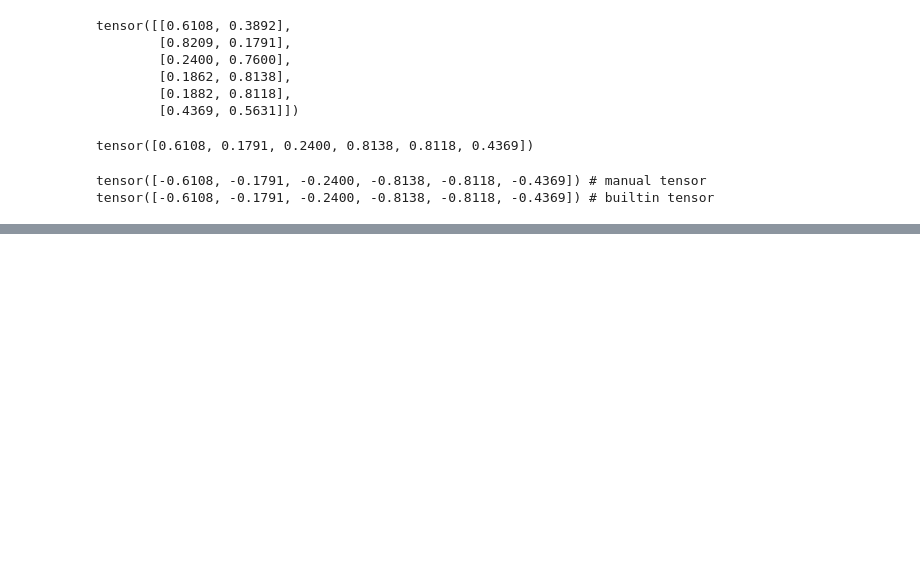
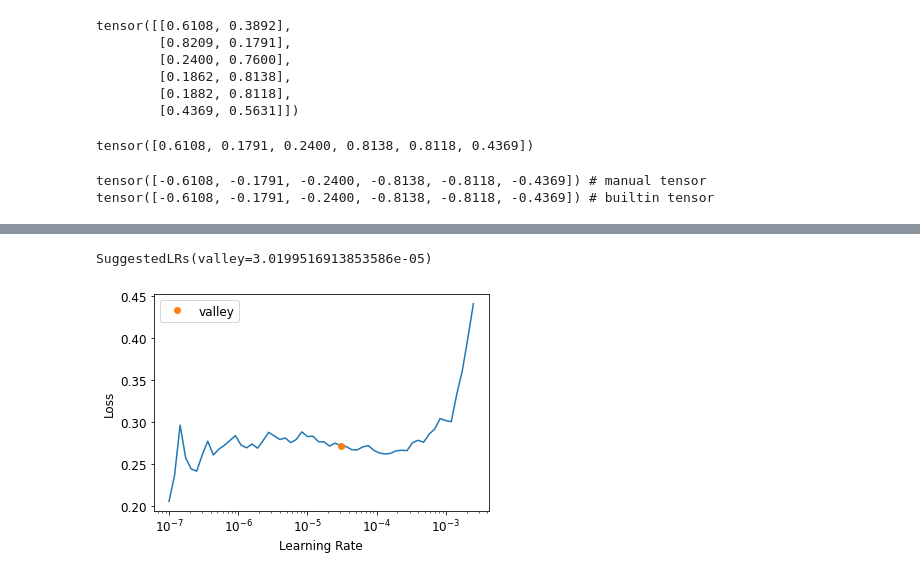
Before and after one commit to miketon/JupyterJeep, a Jupyter notebook: fast-ai-chapter05-image-classification.ipynb, the cells around one changed output, grey strips where cells are left out. Saved outputs shown, nothing was run; the diff lists cells and outputs as text; code cells hidden in the pictures; blank space fills up the shorter version.

```diff
--- a/fast-ai-chapter05-image-classification.ipynb
+++ b/fast-ai-chapter05-image-classification.ipynb
@@ -242,0 +326,3 @@ tensor([-0.6108, -0.1791, -0.2400, -0.8138, -0.8118, -0.4369]) # builtin tensor
+# %%
+learn = vision_learner(dls, resnet34, metrics=error_rate)
+learn.fit_one_cycle(3, 3e-3)
@@ -242,0 +336,6 @@ tensor([-0.6108, -0.1791, -0.2400, -0.8138, -0.8118, -0.4369]) # builtin tensor
+# %%
+# Because we have weights that are already trained, and more layers to train
+# the model has changed enough where we need to check our learning rate again
+# Likely we will need to use a lower learning rate
+learn.lr_find()
+# %% [output]
@@ -242,0 +343,2 @@ tensor([-0.6108, -0.1791, -0.2400, -0.8138, -0.8118, -0.4369]) # builtin tensor
+SuggestedLRs(valley=3.0199516913853586e-05)
+[figure, added]
```
Also changed, not shown: parts of 17 cells of this notebook.
